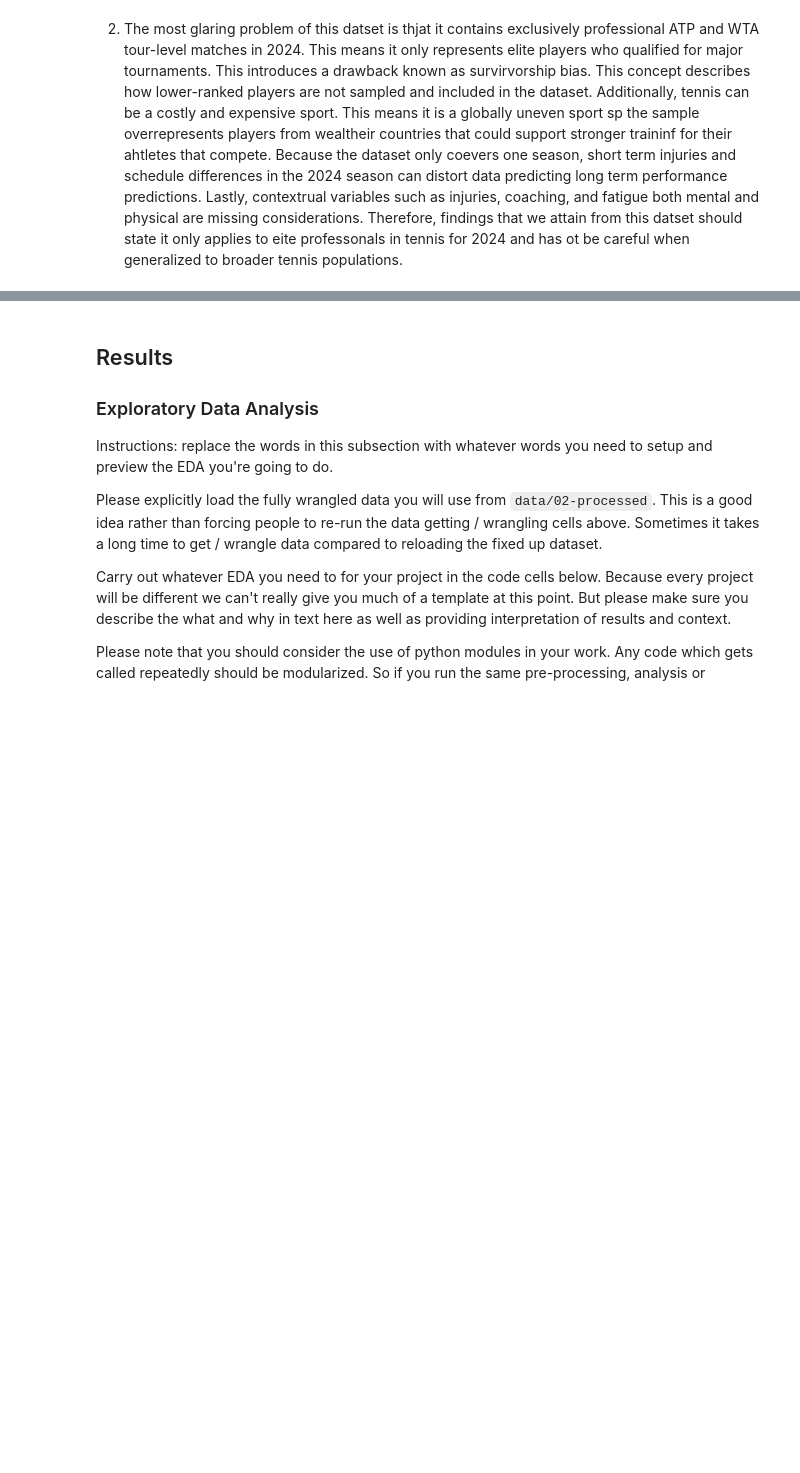
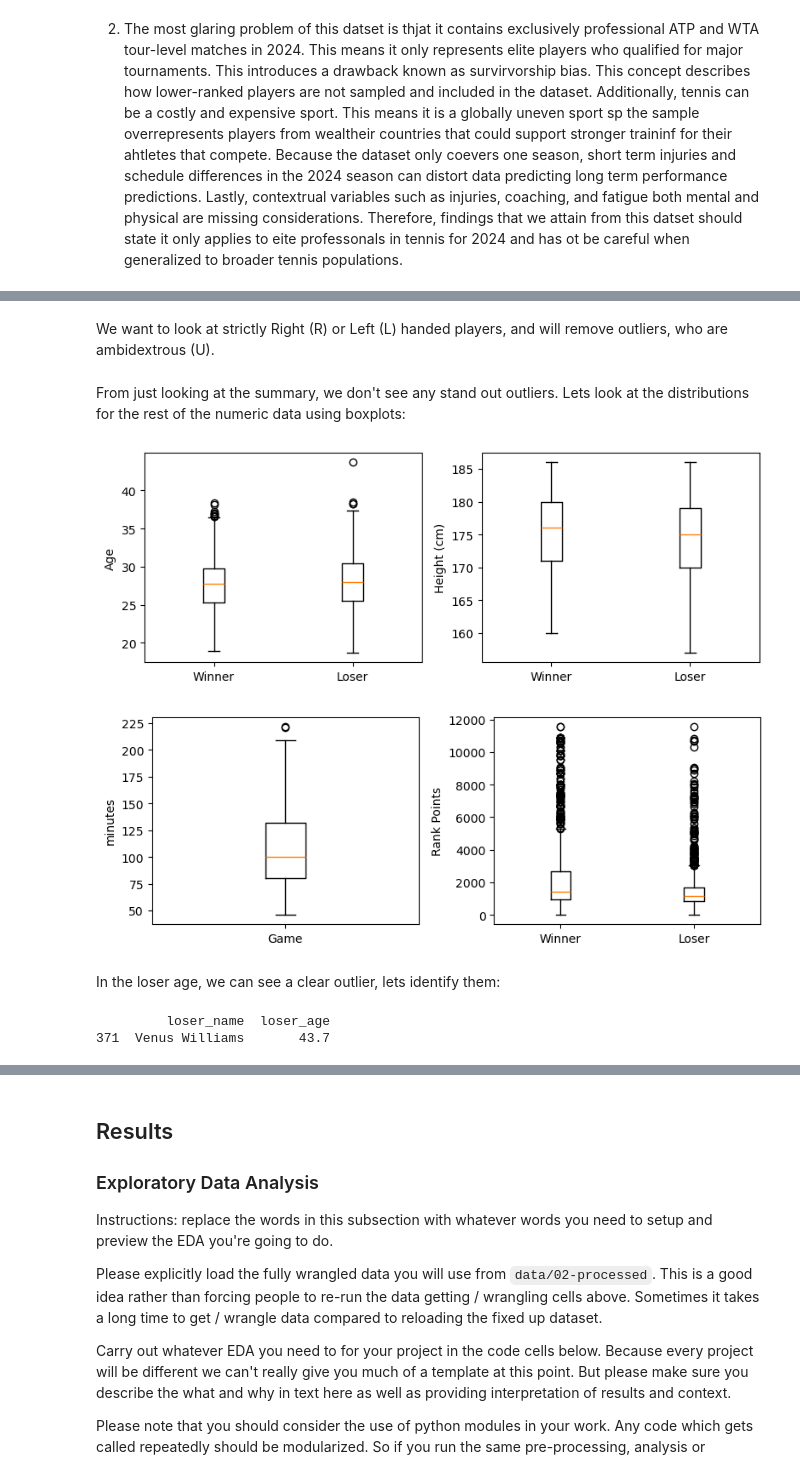
Before and after one commit to COGS108/Group041_WI26, a Jupyter notebook: 02-EDACheckpoint.ipynb, the cells around one changed output, grey strips where cells are left out. Cells and saved outputs as stored; diff of their text form; code cells hidden in the pictures; blank space fills up the shorter version.

Commit message:
fixed feedback from data checkpoint

```diff
--- a/02-EDACheckpoint.ipynb
+++ b/02-EDACheckpoint.ipynb
@@ -336,0 +362,10 @@ Take a look at the cleaned data:
+# %%
+# F. Clean data
+# We are dropping all entries with missing values since as noted above, most missing data comes from the height measurements.
+# Since height is a key biological factor in our analysis, we are only using entries including height data.
+wta_data = wta_data.dropna(how='any').reset_index()
+
+# E. Outliers
+print('Summary statistics of the data to identify outliers:')
+print(wta_data.describe())
+print(wta_data.describe(include='object'))
@@ -336,0 +405,2 @@ Take a look at the cleaned data:
+# %% [markdown]
+We want to look at strictly Right (R) or Left (L) handed players, and will remove outliers, who are ambidextrous (U).
@@ -336,0 +413,33 @@ Take a look at the cleaned data:
+# %% [markdown]
+From just looking at the summary, we don't see any stand out outliers. Lets look at the distributions for the rest of the numeric data using boxplots:
+# %%
+fig2, axes2 = plt.subplots(1, 2, figsize=(8, 3))
+axes2[0].boxplot([wta_data['winner_age'], wta_data['loser_age']], labels=['Winner', 'Loser'])
+axes2[0].set_ylabel('Age')
+
+axes2[1].boxplot([wta_data['winner_ht'], wta_data['loser_ht']],labels=['Winner', 'Loser'])
+axes2[1].set_ylabel('Height (cm)')
+
+plt.tight_layout()
+plt.show()
+
+fig2, axes2 = plt.subplots(1, 2, figsize=(8, 3))
+axes2[0].boxplot(wta_data['minutes'], labels=['Game'])
+axes2[0].set_ylabel('minutes')
+
+axes2[1].boxplot([wta_data['winner_rank_points'], wta_data['loser_rank_points']],labels=['Winner', 'Loser'])
+axes2[1].set_ylabel('Rank Points')
+
+plt.tight_layout()
+plt.show()
+# %% [output]
+[figure, added]
+[figure, added]
+# %% [markdown]
+In the loser age, we can see a clear outlier, lets identify them:
+# %%
+age_outliers = wta_data[wta_data['loser_age'] > 40][['loser_name', 'loser_age']]
+print(age_outliers)
+# %% [output]
+         loser_name  loser_age
+371  Venus Williams       43.7
```
Also changed, not shown: parts of 31 cells of this notebook, 2 other files.
